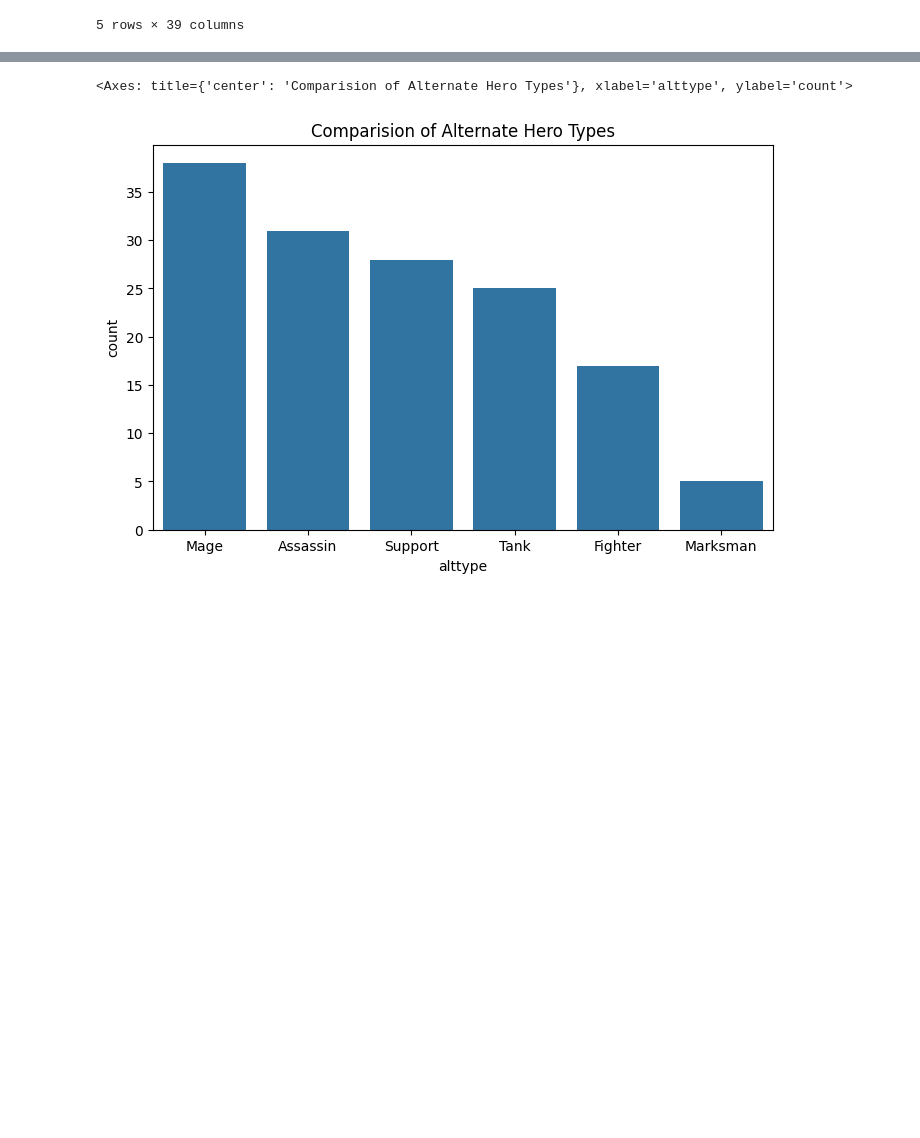
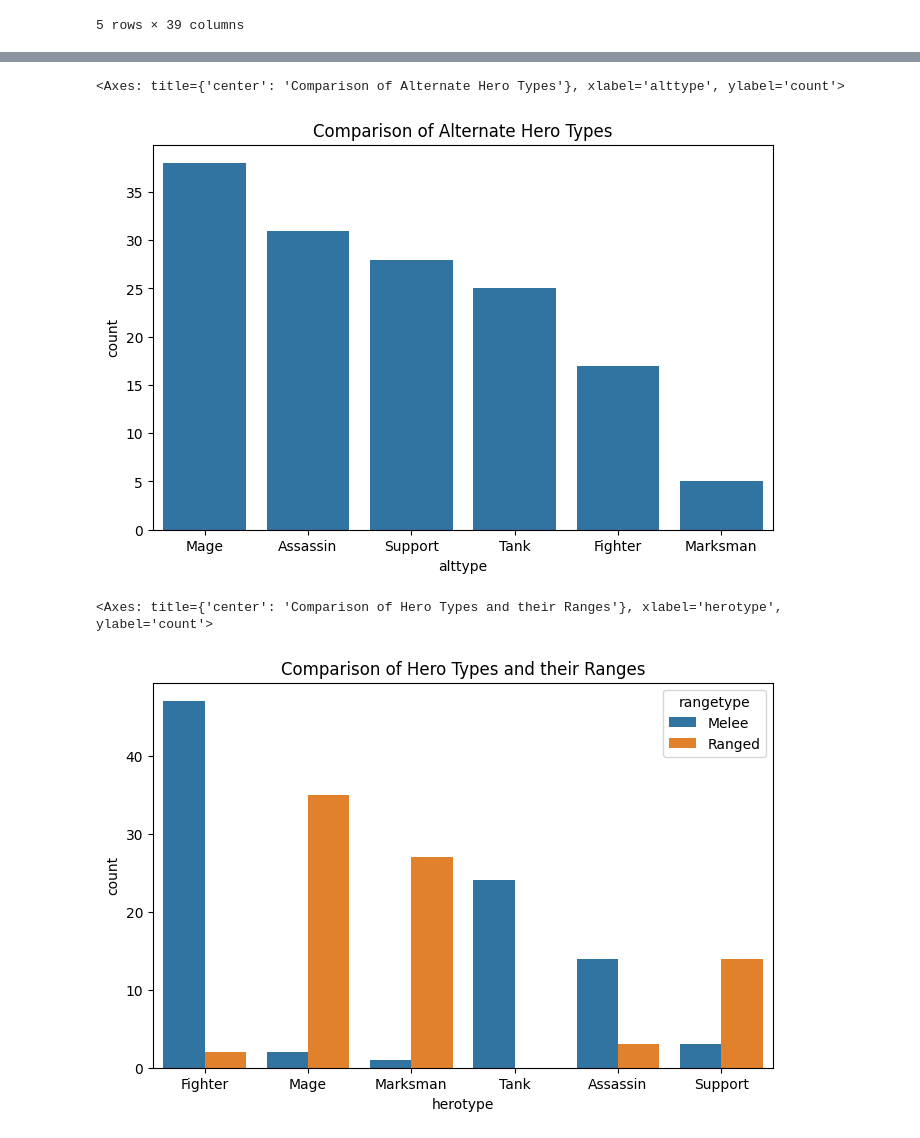
Before and after one commit to medhahegde04/lol-champion-analysis, a Jupyter notebook: notebooks/eda.ipynb, the cells around one changed output, grey strips where cells are left out. Saved outputs shown, nothing was run; the diff lists cells and outputs as text; code cells hidden in the pictures; blank space fills up the shorter version.

```diff
--- a/notebooks/eda.ipynb
+++ b/notebooks/eda.ipynb
@@ -361,10 +368,17 @@ sns.countplot(x=champion_data['herotype'], order=champion_data['herotype'].value
 [figure]
 # %%
 plt.figure(figsize=(8, 5))
-plt.title("Comparision of Alternate Hero Types")
+plt.title("Comparison of Alternate Hero Types")
 sns.countplot(x=champion_data['alttype'], order=champion_data['alttype'].value_counts().index)
 # %% [output]
-<Axes: title={'center': 'Comparision of Alternate Hero Types'}, xlabel='alttype', ylabel='count'>
+<Axes: title={'center': 'Comparison of Alternate Hero Types'}, xlabel='alttype', ylabel='count'>
 [figure]
+# %%
+plt.figure(figsize=(8, 5))
+plt.title("Comparison of Hero Types and their Ranges")
+sns.countplot(x=champion_data['herotype'], order=champion_data['herotype'].value_counts().index, hue=champion_data['rangetype'])
+# %% [output]
+<Axes: title={'center': 'Comparison of Hero Types and their Ranges'}, xlabel='herotype', ylabel='count'>
+[figure, added]
 # %%
 plt.figure(figsize=(8, 5))
```
Also changed, not shown: parts of 4 cells of this notebook.
